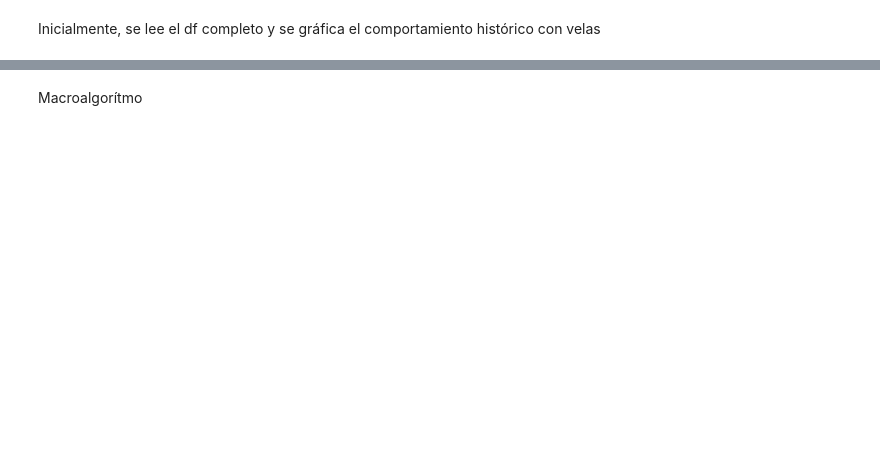
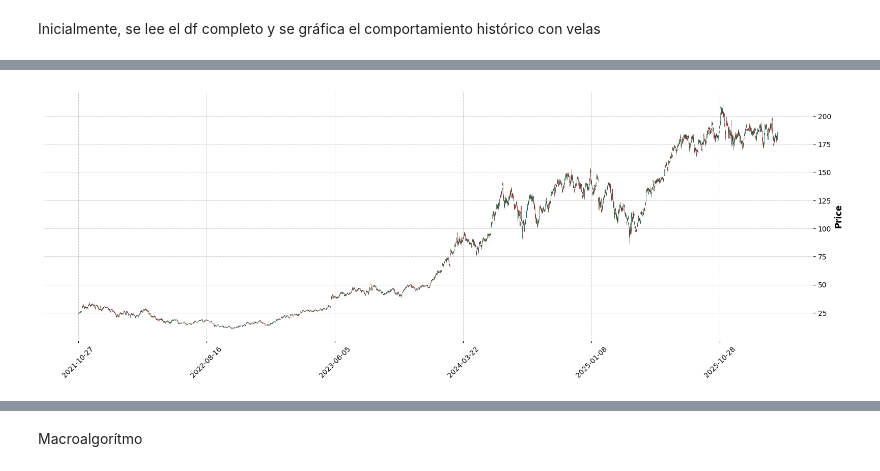
Before and after one commit to mavaldivia/Alginvesting, a Jupyter notebook: scripts/X0_Busqueda_N.ipynb, the cells around one changed output, grey strips where cells are left out. Drawn from its saved outputs; the diff is of its cells as text; code cells hidden in the pictures; blank space fills up the shorter version.

```diff
--- a/scripts/X0_Busqueda_N.ipynb
+++ b/scripts/X0_Busqueda_N.ipynb
@@ -739,6 +742,7 @@ def buscar_soportes_optimos_v4(valor, N, df_extremos, conjunto_N, conjunto_M, la
 
     # inicialización
     FO, df_extremos, particion_FO = calcular_FO(df_extremos, conjunto_N, lambda_ponderador) # Función objetivo con conjuntos iniciales
+    print('FO inicial', FO)
     i = 0
     df_registros = pd.DataFrame()
     while True:
@@ -792,13 +796,13 @@ def buscar_soportes_optimos_v4(valor, N, df_extremos, conjunto_N, conjunto_M, la
                 cambios = True
                 conjunto_N = set(lista_N)
                 conjunto_M = set(lista_M)
-                pickle_act((f'conjuntosN/{valor}_{N}'), conjunto_N, 'save')
+                pickle_act((f'conjuntosN/{valor}_{N}_beta'), conjunto_N, 'save')
                 break
 
 
         df_FO_new = pd.DataFrame({'Iteracion': [i], 'FO': [FO], 'FO1': [particion_FO[0]], 'FO2': [particion_FO[1]], 'ratio': [particion_FO[0] / particion_FO[1]], 'n_iters': [j], 'prop_total': [j / (len(conjunto_N) * len(conjunto_M))]}) # Se guarda el registro
 
-        if i % 10 == 0:
+        if i % 1 == 0:
             display('df_FO_new', df_FO_new)
         df_FO = pd.concat([df_FO, df_FO_new])
         i += 1
@@ -1089,9 +1093,9 @@ def ejecutar_orden_de_compra(df_oc_all, cuenta_size, beta, trigger, sl_lp, valor
 # %% [markdown]
 ## Parámetros iniciales
 # %%
-valor = 'GOOGL'
+#valor = 'BTCUSD'
 #valor = 'ETHUSD'
-paso = 24 * 14 # cada 14 días
+#paso = 24 * 14 # cada 14 días
 # %%
 display_0 = True # Muestra df head inicial y el gráfico de velas completo
 display_1 = False #True # Gráfico de velas, cada vez que una vela se agrega
@@ -1115,11 +1119,10 @@ T = 60 # 60 días
 # k: ponderador para mínimos de los días futuros: P = delta pasado + k * delta futuro
 k = 1
 # n: exp de ponderación por tiempo: Ponderación por tiempo: w_i = exp(-n*(T-i)), i = 1,...,T / o puede ser w_i = A * t^n
-n = 2
+n = 1
 # M: Cantidad de "soportes tentativos" en total (particiones)
-M = 150
-# N: Cantidad de "soportes" ocupados
-N = n_sizes[valor]
+M = 500
+
 # lambda: ponderador para FO: Calidad resistencias - lambda * desv(h) / prom(h) ...h es la separación entre resistencias h_i = r_i - r_(i-1), para todo i = 2,...,N
 lambda_ponderador = 10 ** -4
 # delta trigger (en %), sobre el cambio SL
@@ -1186,0 +1166,2 @@ if display_0:
+# %%
+valores = ['BTCUSD', 'ETHUSD', 'TSLA', 'GOOGL', 'NVDA']
@@ -1186,0 +1212,74 @@ if display_0:
+# %%
+for valor in valores:
+    print('Valor', valor)
+    # N: Cantidad de "soportes" ocupados
+    N = n_sizes[valor]
+    sizes = (M, N)
+    print(sizes)
+
+    # 1. Leer el CSV
+    df = pd.read_csv(f'{carpeta_data}{valor}.csv')
+    df = df.sort_values(by='DateTime').reset_index(drop=True)
+
+    # 2. Convertir la columna DateTime a datetime
+    df['DateTime'] = pd.to_datetime(df['DateTime'])
+
+    # 3. Establecer DateTime como índice
+    df_plot = df.set_index('DateTime')
+
+    if display_0:
+        display('All gráfico', df)
+        mpf.plot(df_plot, type = 'candle', volume = False, style = 'charles', figsize = (21, 7), datetime_format='%Y-%m-%d')
+
+    df = df[df['DateTime'] >= '2024-01-01'].reset_index(drop=True) # Para no tomar un periodo tan antiguo
+    ultimo_cierre = float(df['Close'].iloc[-1])
+    ultimo_periodo = df['DateTime'].iloc[-1]
+    dt_min = df['DateTime'].min()
+    # Pendiente, cuando parámetros en nueva versión estén claros (ver este fragmento abajo en ANEXO 1)
+    # df_parametros (una fila, con todos los parámetros actuales)
+    # crear_fila_parametros(df_parametros, diccionario_parametros)
+
+
+    df_plot_inicial = df.set_index('DateTime')
+
+    dt_max = df['DateTime'].max()
+
+    # Normalización de t, como referencia desde el inicio del periodo
+    df['t'] = (df['DateTime'] - dt_min).dt.total_seconds() / 3600  # tiempo en horas desde el inicio
+    df['t'] = df['t'] / df['t'].max()  # normalizar entre 0 y 1
+
+    conjunto_N_preliminar = set()
+    n_randoms_iniciales = 1000
+    if f'{valor}_{N}_beta.pkl' in os.listdir('conjuntosN/'):
+        conjunto_N_preliminar = pickle_act(f'conjuntosN/{valor}_{N}_beta')
+        n_randoms_iniciales = 0
+
+    #sys.exit(n_randoms_iniciales)
+
+    print(N, M, len(conjunto_N_preliminar), n_randoms_iniciales)
+
+    if display_1:
+        print(valor)
+        mpf.plot(df_plot_inicial, type = 'candle', volume = False, style = 'charles', figsize = (21, 7))
+
+    OCP = 0
+    print('obtener_df_extremos')
+    df_extremos, conjunto_N, conjunto_M = obtener_df_extremos(df, k, n, N, M, OCP, conjunto_N_preliminar, prints_general = True) # OCP es la cantidad de ordenes de compra planificadas (ya activadas en la plataforma) # Entrega conjunto_N y conjunto_M iniciales, dependiendo de los casos (puede que ya exista un conjunto_N precio, y se aprovecha para el algorítmo)
+    print('buscar_soportes_optimos')
+    conjunto_N, conjunto_M, df_extremos, df_FO = buscar_soportes_optimos_v4(valor, N, df_extremos, conjunto_N, conjunto_M, lambda_ponderador, n_randoms_iniciales = n_randoms_iniciales)  # Se obtiene la mejor combinación de soportes óptimos
+    graficar_df_extremos(df_extremos, graficar = graficar_extremos) # Se grafican los pesos asociados a cada extremo
+
+    # H_n son las distancias entre los soportes en conjunto_N
+    L_n = list(conjunto_N)
+    L_n.sort()
+    H_n = [L_n[i] - L_n[i-1] for i in range(1, len(L_n))]
+
+    #display('df_extremos', df_extremos)
+    print('Performance FO')
+    graficar_performance_FO(df_FO, graficar = graficar_perf_FO) # Gráfico del comportamiento de FO
+    graficar_soportes_all(df, conjunto_N, graficar = graficar_soportes) # Gráfico de soportes sobre el precio
+
+    conjunto_N
+    # Se guarda el conjunto actual
+    pickle_act((f'conjuntosN/{valor}_{N}_beta'), conjunto_N, 'save')
+# %% [output]
@@ -1186,0 +1302 @@ if display_0:
+[figure, added]
```
Also changed, not shown: parts of 24 cells of this notebook, 47 other files.
